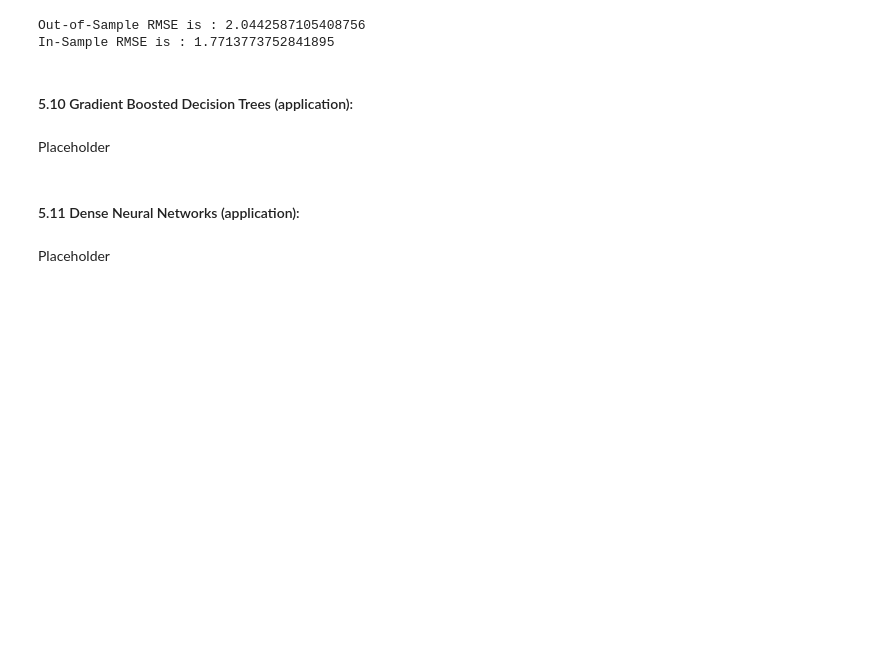
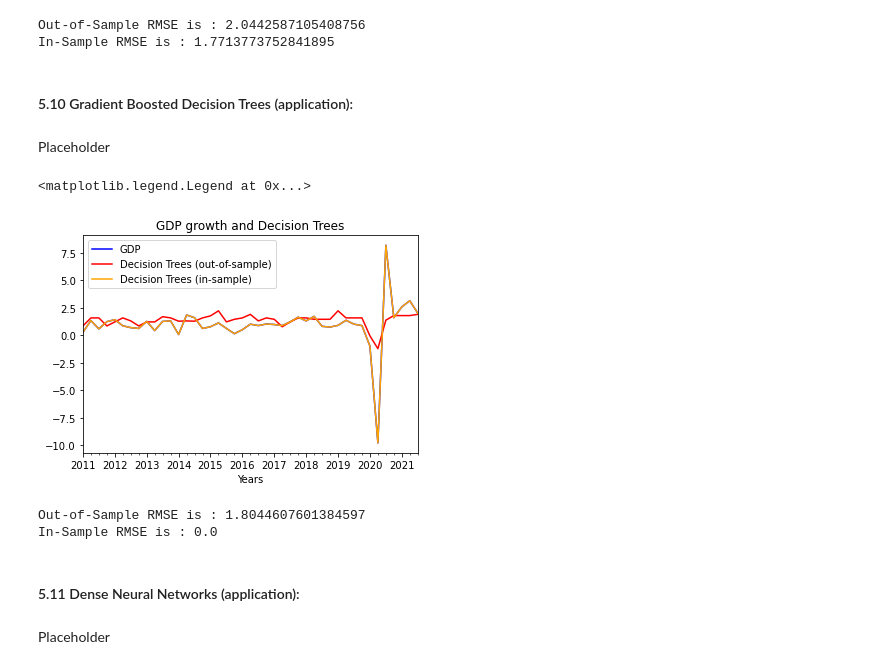
Before and after one commit to vgm236/Special_Project_Moreira_Raza-Nisar, a Jupyter notebook: app/special_project_final.ipynb, the cells around one changed output. Saved outputs shown, nothing was run; the diff lists cells and outputs as text; code cells hidden in the pictures; blank space fills up the shorter version.

Commit message:
trees

```diff
--- a/app/special_project_final.ipynb
+++ b/app/special_project_final.ipynb
@@ -1436,3 +1463,50 @@ Placeholder
+# %%
+# Separate test and train
+X_tree1=quarterly_all.drop(["GDP"], axis=1)
+y_tree1=quarterly_all['GDP']
+
+# Create test and train
+X_train_tree1, X_test_tree1, y_train_tree1, y_test_tree1 = train_test_split(X_tree1, y_tree1, shuffle=False, train_size=40)
+
+# Fit model
+clf1 = DecisionTreeRegressor(random_state = 0)
+clf1.fit(X_train_tree1, y_train_tree1)
+
+# Define series
+train_preds_tree1 = clf1.predict(X_train_tree1)
+test_preds_tree1 = clf1.predict(X_test_tree1)
+
+# Results
+test_results_tree1=pd.DataFrame(test_preds_tree1, y_test_tree1.index).rename(columns = {0 : "Predict"})
+
+# Append GDP
+test_results_tree1["GDP"] = quarterly_predict['GDP'][40:]
+# %%
+### in plot method we set the label and color of the curve.
+test_results_tree1['GDP'].plot(label='GDP', color='blue')
+test_results_tree1["Predict"].plot(label='Decision Trees (out-of-sample)', color='red')
+train_results_tree["In-Sample"][40:].plot(label='Decision Trees (in-sample)', color='orange')
+
+# adding title to the plot
+plt.title('GDP growth and Decision Trees')
+
+# adding Label to the x-axis
+plt.xlabel('Years')
+
+# adding legend to the curve
+plt.legend()
+# %% [output]
+<matplotlib.legend.Legend at 0x...>
+[figure, added]
+# %%
+tree_rmse_out_sample = math.sqrt(sklearn.metrics.mean_squared_error(test_results_tree1['GDP'], test_results_tree1["Predict"]))
+tree_rmse_in_sample = math.sqrt(sklearn.metrics.mean_squared_error(test_results_tree1['GDP'], train_results_tree["In-Sample"][40:]))
+
+print(f"Out-of-Sample RMSE is : {tree_rmse_out_sample}")
+print(f"In-Sample RMSE is : {tree_rmse_in_sample}")
+# %% [output]
+Out-of-Sample RMSE is : 1.8044607601384597
+In-Sample RMSE is : 0.0
 # %% [markdown]
 #### 5.11 Dense Neural Networks (application):
 # %% [markdown]
```
Also changed, not shown: parts of 17 cells of this notebook.
